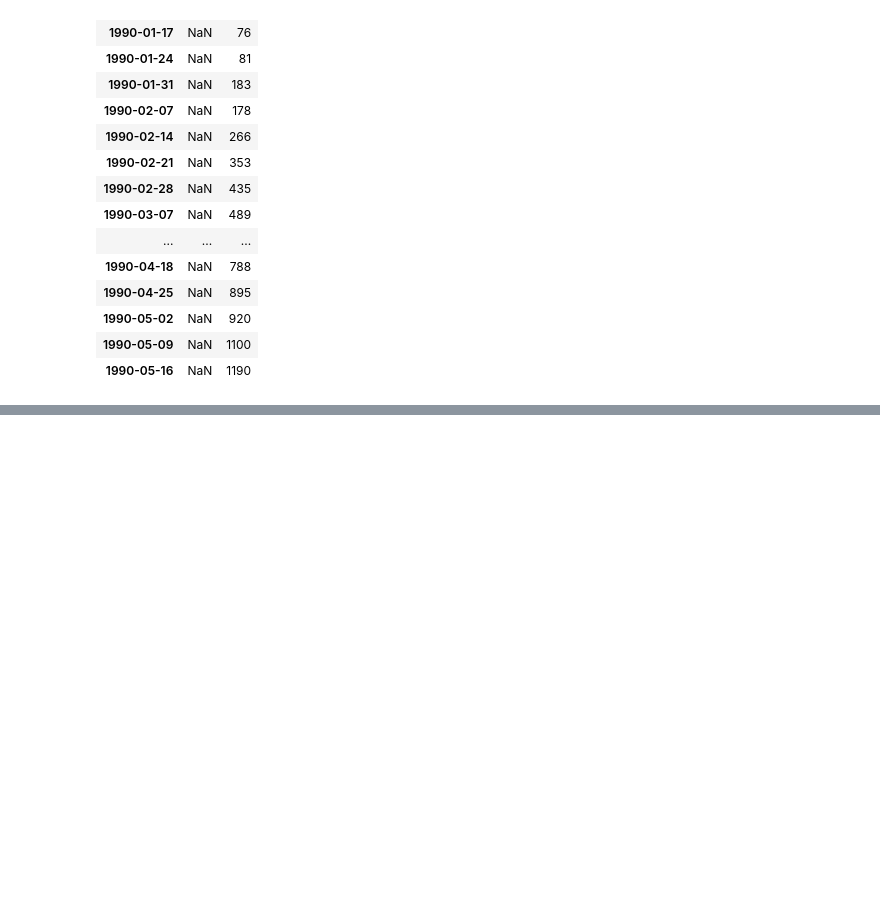
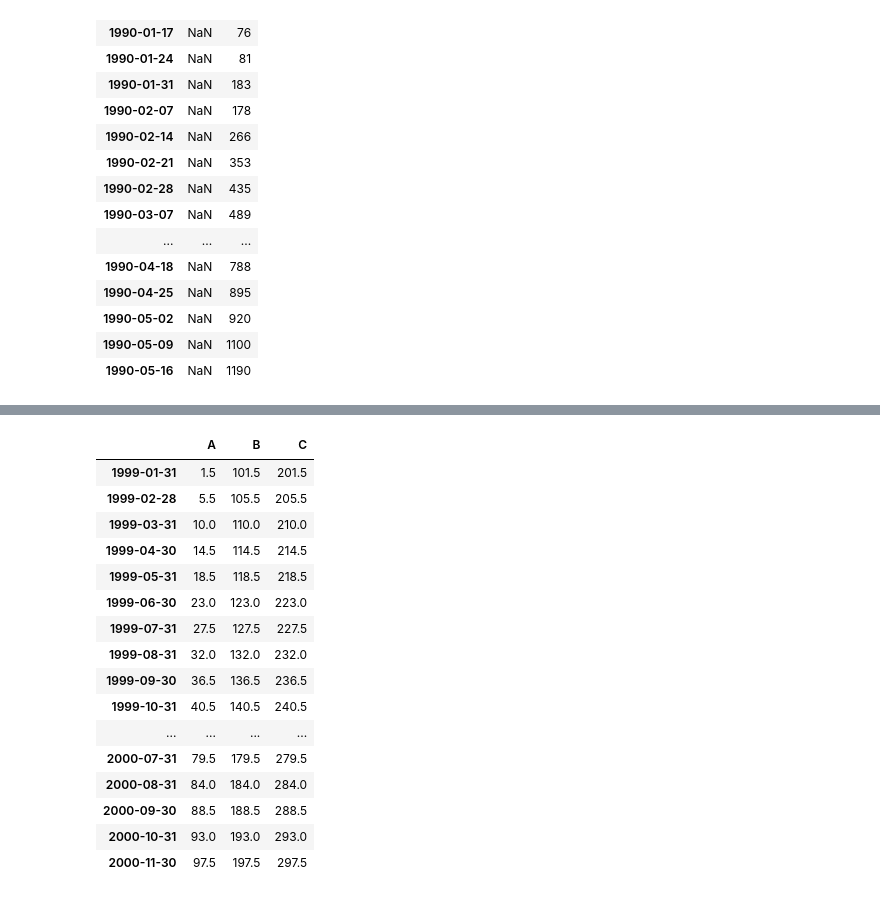
Before and after one commit to anoban/Introduction-to-Data-Science-in-Python, a Jupyter notebook: Anoban/DateTime.ipynb, the cells around one changed output, grey strips where cells are left out. Drawn from its saved outputs; the diff is of its cells as text; code cells hidden in the pictures; blank space fills up the shorter version.

Commit message:
modified:   Anoban/DateTime.ipynb 	new file:   Anoban/Quiz Week 3.ipynb 	modified:   assignment3/assignment3.ipynb

```diff
--- a/Anoban/DateTime.ipynb
+++ b/Anoban/DateTime.ipynb
@@ -391,3 +391,8 @@ dummy.diff(axis = 1)
 | 1990-05-02 | NaN | 920 |
 | 1990-05-09 | NaN | 1100 |
 | 1990-05-16 | NaN | 1190 |
+# %%
+data = pd.DataFrame({"A": np.arange(0, 100, 1), "B": np.arange(100, 200, 1), "C": np.arange(200, 300, 1)},
+            index = pd.date_range(start = "01-01-1999", periods = 100, freq = "W-TUE"))
+
+data
@@ -393,0 +445,20 @@ dummy.diff(axis = 1)
+# %%
+data.resample("M").mean()
+# %% [output]
+|  | A | B | C |
+| 1999-01-31 | 1.5 | 101.5 | 201.5 |
+| 1999-02-28 | 5.5 | 105.5 | 205.5 |
+| 1999-03-31 | 10.0 | 110.0 | 210.0 |
+| 1999-04-30 | 14.5 | 114.5 | 214.5 |
+| 1999-05-31 | 18.5 | 118.5 | 218.5 |
+| 1999-06-30 | 23.0 | 123.0 | 223.0 |
+| 1999-07-31 | 27.5 | 127.5 | 227.5 |
+| 1999-08-31 | 32.0 | 132.0 | 232.0 |
+| 1999-09-30 | 36.5 | 136.5 | 236.5 |
+| 1999-10-31 | 40.5 | 140.5 | 240.5 |
+| ... | ... | ... | ... |
+| 2000-07-31 | 79.5 | 179.5 | 279.5 |
+| 2000-08-31 | 84.0 | 184.0 | 284.0 |
+| 2000-09-30 | 88.5 | 188.5 | 288.5 |
+| 2000-10-31 | 93.0 | 193.0 | 293.0 |
+| 2000-11-30 | 97.5 | 197.5 | 297.5 |
```
Also changed, not shown: parts of 6 cells of this notebook, 1 other file.
